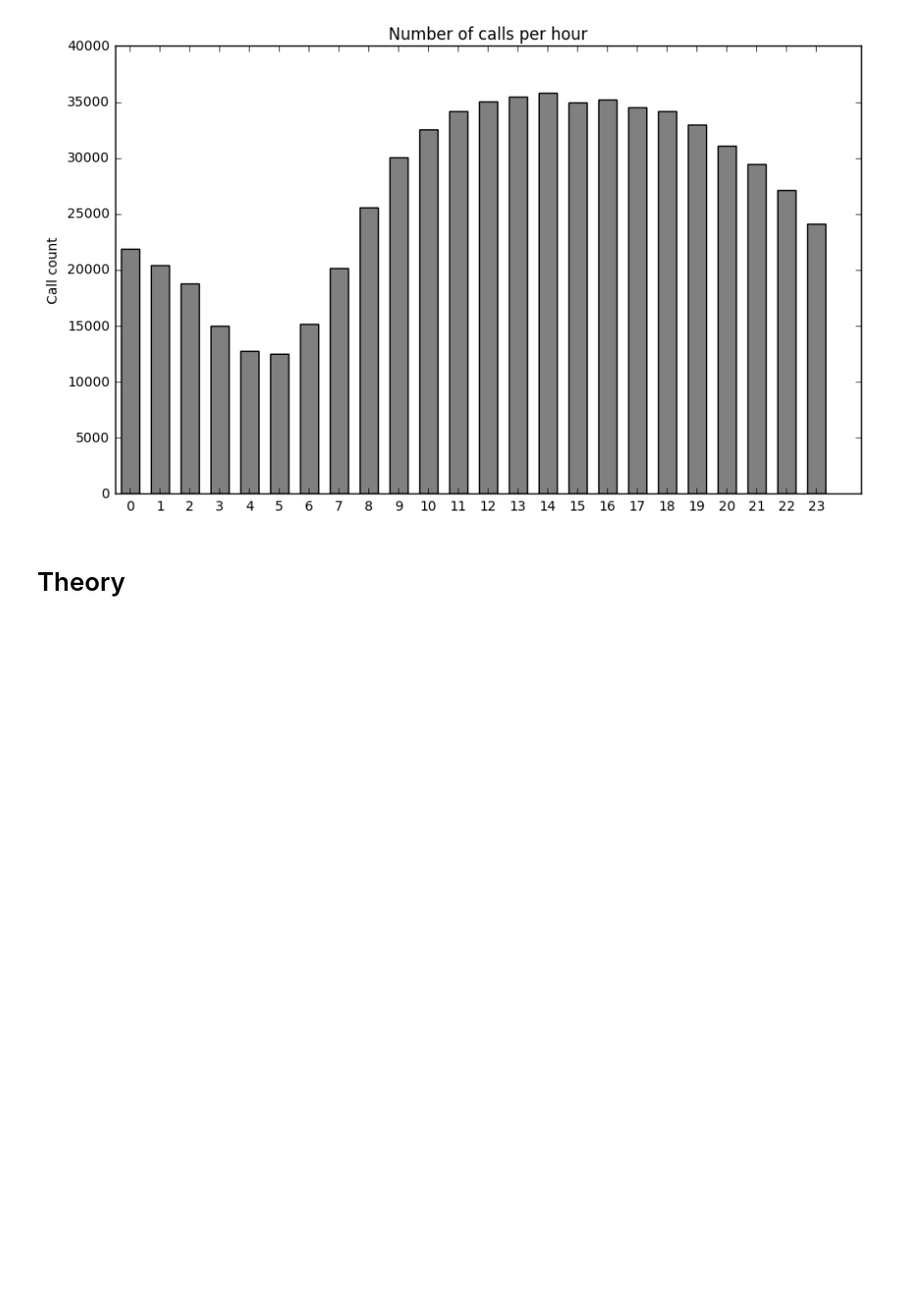
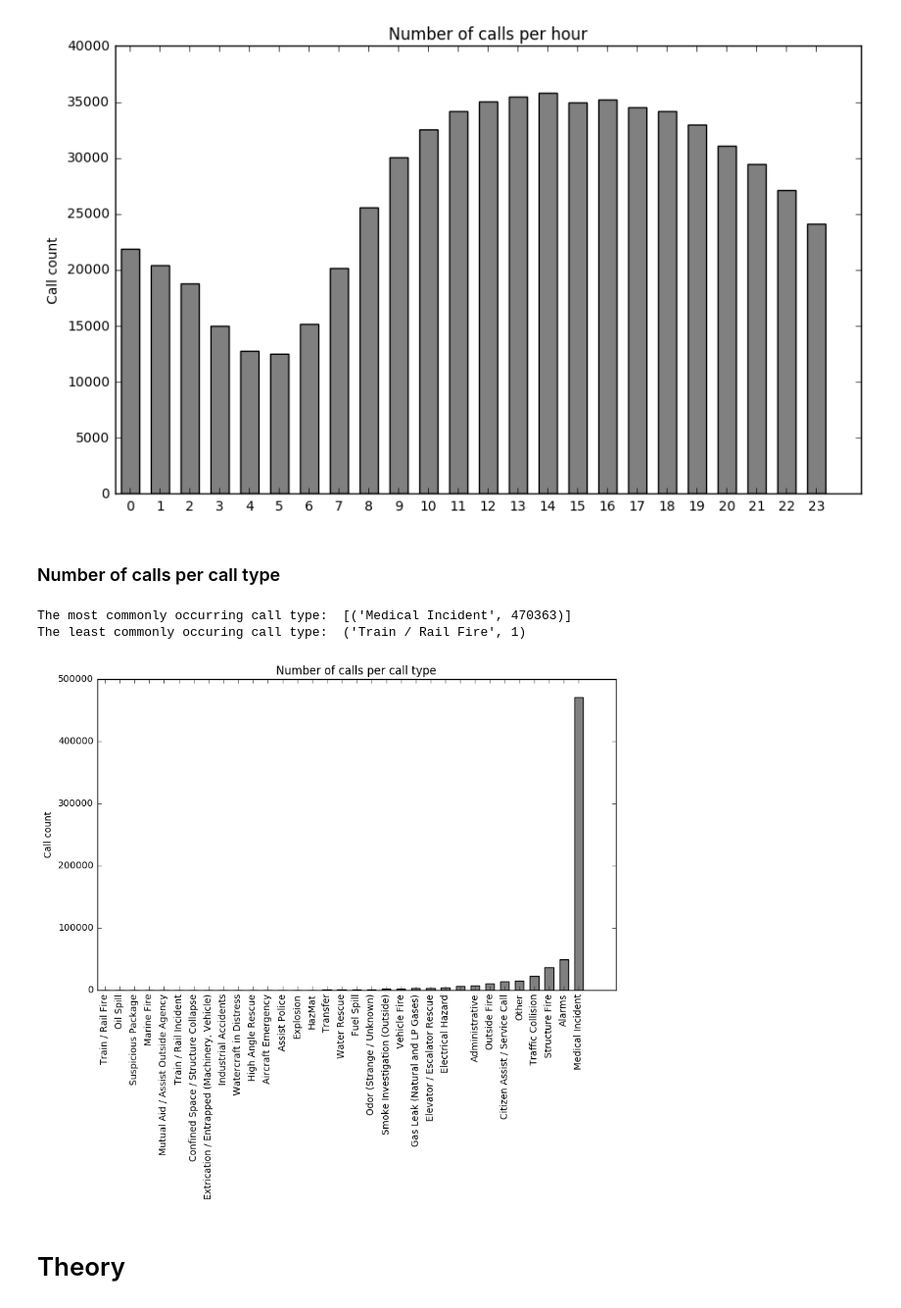
Before and after one commit to gretarg09/DTU__SocialDataAnalysis-SFFireDepartment, a Jupyter notebook: Notebook/explainer_notebook.ipynb, the cells around one changed output. Shown: that part at 98% size. Cells and saved outputs as stored; diff of their text form; code cells hidden in the pictures; blank space fills up the shorter version.

```diff
--- a/Notebook/explainer_notebook.ipynb
+++ b/Notebook/explainer_notebook.ipynb
@@ -270,6 +272,31 @@ plt.ylabel("Call count")
 plt.show()
 # %% [output]
 [figure]
+# %% [markdown]
+### Number of calls per call type
+# %%
+calltypes_count = Counter([line["CallType"] for line in data_grouped.values()])
+print "The most commonly occurring call type: ", calltypes_count.most_common(1)
+print "The least commonly occuring call type: ", calltypes_count.most_common()[-1]
+calltypes_count = sorted(calltypes_count.items(), key=lambda i: i[1])
+
+plt.figure(num=None, figsize=(10,6), dpi=80, facecolor="w", edgecolor="k")
+x = [key for key,_ in calltypes_count]
+y = [value for _,value in calltypes_count]
+
+# bars are by default width 0.8, so we'll add 0.1 to the left coordinates so that each bar is centered
+xs = [i+0.2 for i,_ in enumerate(x)]
+# plot bar with left x-coordinates [xs], heights [num_occurrence]
+plt.bar(xs,y,width=0.6,color="gray")
+plt.xticks([i+0.5 for i,_ in enumerate(x)], x)
+plt.xticks(rotation=90)
+plt.title("Number of calls per call type")
+plt.ylabel("Call count")
+plt.show()
+# %% [output]
+The most commonly occurring call type:  [('Medical Incident', 470363)]
+The least commonly occuring call type:  ('Train / Rail Fire', 1)
+[figure, added]
 # %% [markdown]
 # Theory
 # %% [markdown]
```
Also changed, not shown: parts of 3 cells of this notebook, 2 other files.
